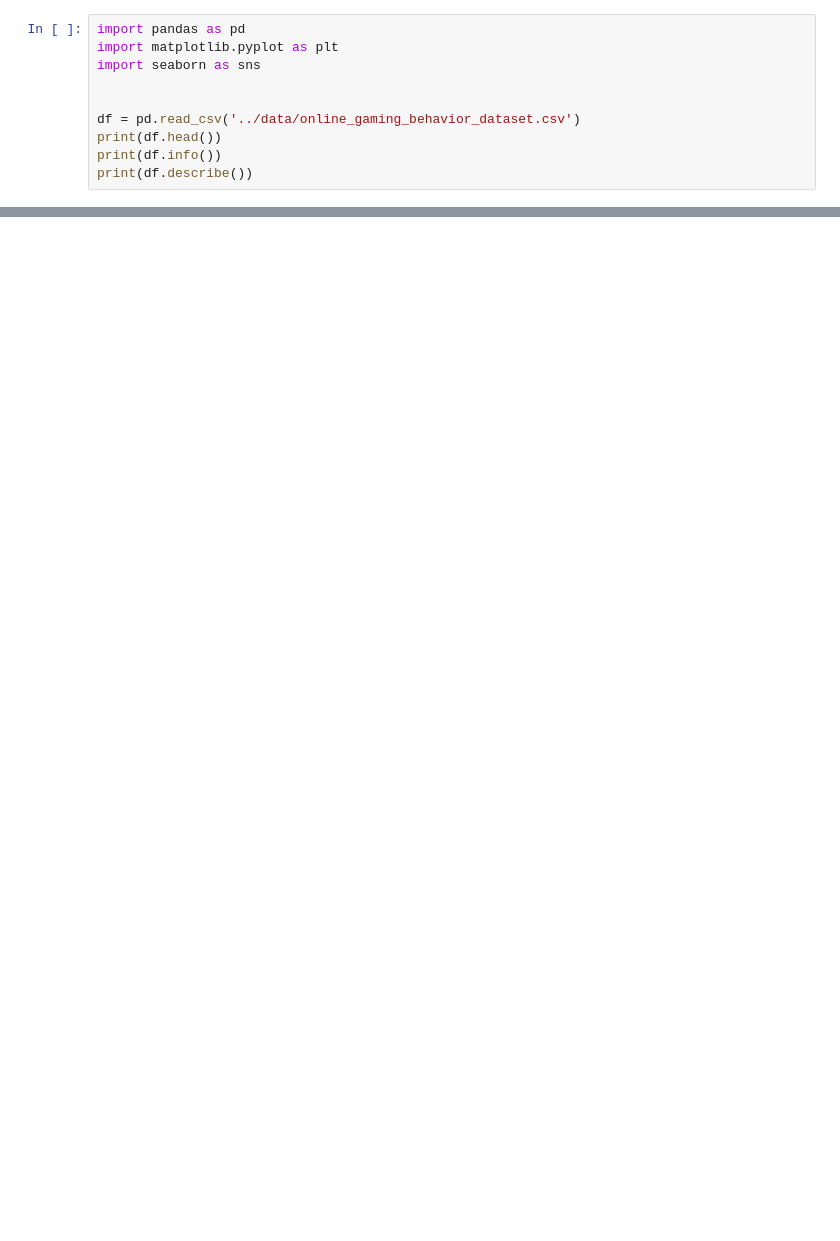
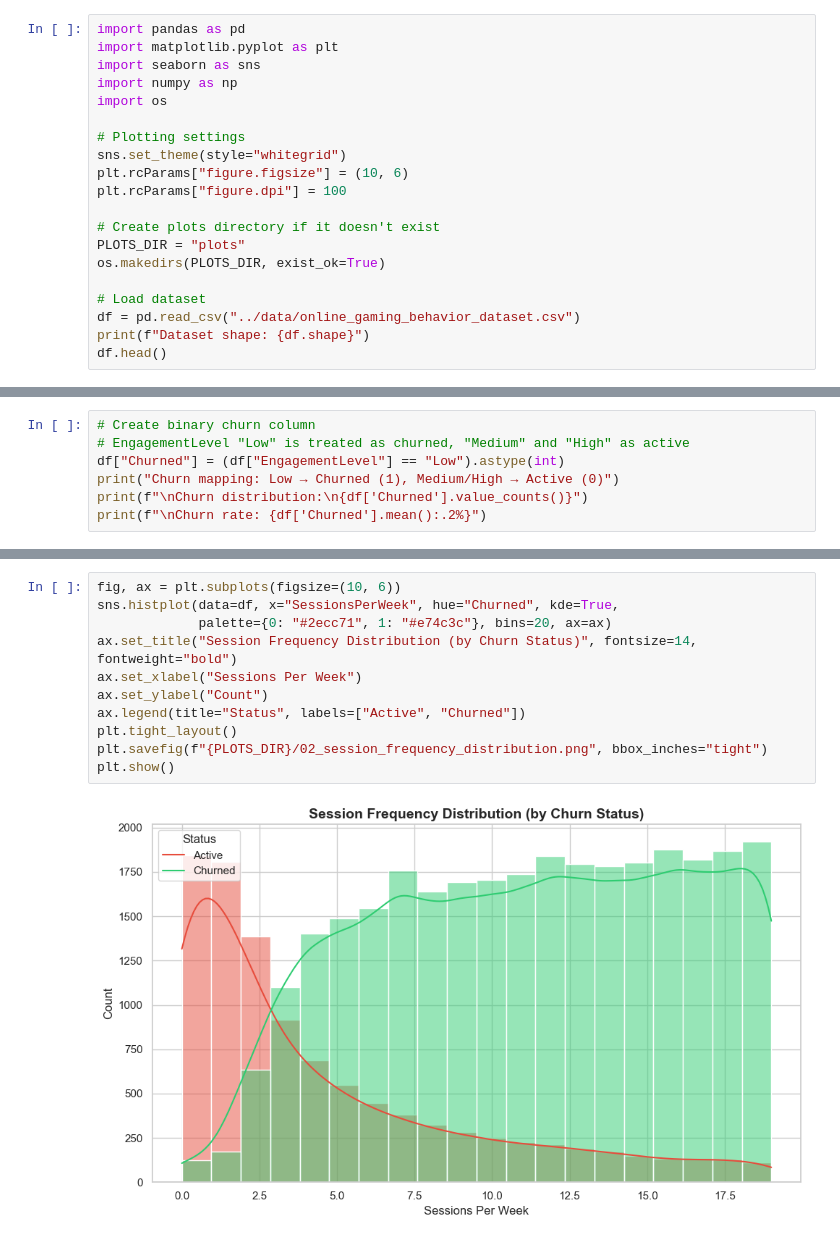
Before and after one commit to Parth10P/Player-Churn-Prediction-Game-Engagement-System, a Jupyter notebook: notebooks/exploration.ipynb, the cells around one changed output, grey strips where cells are left out. Saved outputs shown, nothing was run; the diff lists cells and outputs as text; blank space fills up the shorter version.

```diff
--- a/notebooks/exploration.ipynb
+++ b/notebooks/exploration.ipynb
@@ -2,10 +16,20 @@
 import pandas as pd
 import matplotlib.pyplot as plt
 import seaborn as sns
+import numpy as np
+import os
 
+# Plotting settings
+sns.set_theme(style="whitegrid")
+plt.rcParams["figure.figsize"] = (10, 6)
+plt.rcParams["figure.dpi"] = 100
 
-df = pd.read_csv('../data/online_gaming_behavior_dataset.csv')
-print(df.head())
-print(df.info())
-print(df.describe())
+# Create plots directory if it doesn't exist
+PLOTS_DIR = "plots"
+os.makedirs(PLOTS_DIR, exist_ok=True)
+
+# Load dataset
+df = pd.read_csv("../data/online_gaming_behavior_dataset.csv")
+print(f"Dataset shape: {df.shape}")
+df.head()
 # %% [output]
@@ -29,0 +84,7 @@ max               49.000000
+# %%
+# Create binary churn column
+# EngagementLevel "Low" is treated as churned, "Medium" and "High" as active
+df["Churned"] = (df["EngagementLevel"] == "Low").astype(int)
+print("Churn mapping: Low → Churned (1), Medium/High → Active (0)")
+print(f"\nChurn distribution:\n{df['Churned'].value_counts()}")
+print(f"\nChurn rate: {df['Churned'].mean():.2%}")
@@ -29,0 +129,13 @@ max               49.000000
+# %%
+fig, ax = plt.subplots(figsize=(10, 6))
+sns.histplot(data=df, x="SessionsPerWeek", hue="Churned", kde=True,
+             palette={0: "#2ecc71", 1: "#e74c3c"}, bins=20, ax=ax)
+ax.set_title("Session Frequency Distribution (by Churn Status)", fontsize=14, fontweight="bold")
+ax.set_xlabel("Sessions Per Week")
+ax.set_ylabel("Count")
+ax.legend(title="Status", labels=["Active", "Churned"])
+plt.tight_layout()
+plt.savefig(f"{PLOTS_DIR}/02_session_frequency_distribution.png", bbox_inches="tight")
+plt.show()
+# %% [output]
+[figure, added]
```
Also changed, not shown: parts of 22 cells of this notebook, 19 other files.
